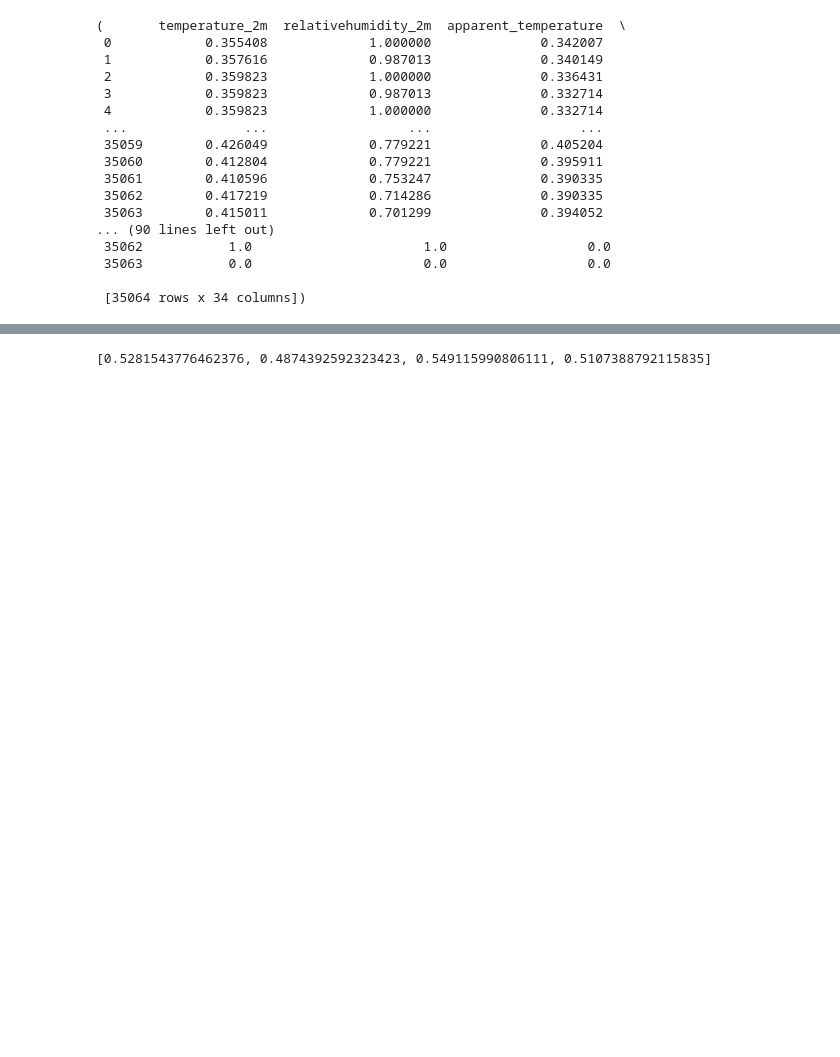
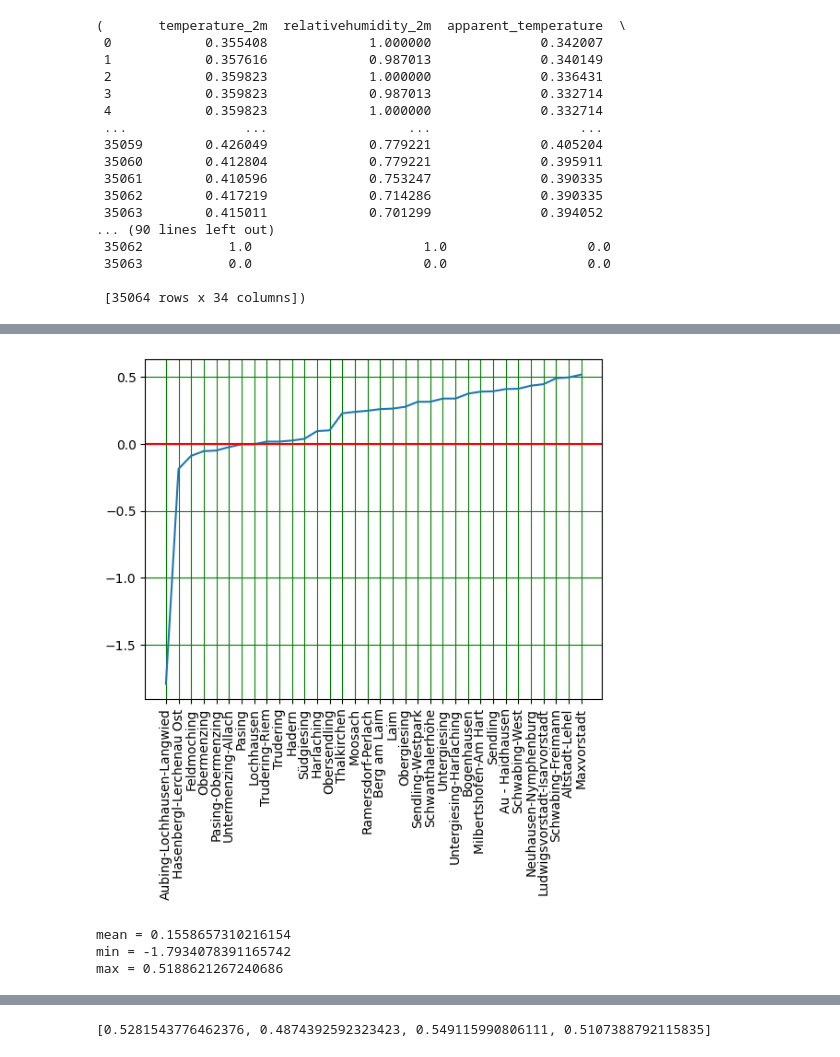
Before and after one commit to shoefer987/bike_sharing_demand, a Jupyter notebook: notebooks/linear_reg.ipynb, the cells around one changed output, grey strips where cells are left out. Saved outputs shown, nothing was run; the diff lists cells and outputs as text; code cells hidden in the pictures; blank space fills up the shorter version.

Commit message:
Linear Reg for all districts + plot (wip)

```diff
--- a/notebooks/linear_reg.ipynb
+++ b/notebooks/linear_reg.ipynb
@@ -43,22 +59,23 @@ df_y = pd.read_csv('~/.lewagon/bikesharing/data/processed/y_processed_from_2019_
 # %%
 df_X_y = pd.concat((df_X, df_y) , axis=1)
-# %%
-FOLD_LENGTH = 8760
-FOLD_STRIDE = 8760
-TRAIN_TEST_RATIO = 0.8 # train-test-split ratio of 2/3
-INPUT_LENGTH = 336 # 24 h * 14 days -> 2 weeks of input
-OUTPUT_LENGTH = 24
 # %%
 districts = ['Altstadt-Lehel', 'Au - Haidhausen',
-       'Aubing-Lochhausen-Langwied', 'Berg am Laim', 'Bogenhausen',
-       'Feldmoching', 'Hadern', 'Harlaching', 'Hasenbergl-Lerchenau Ost',
+       'Aubing-Lochhausen-Langwied',
+       'Berg am Laim', 'Bogenhausen',
+        'Feldmoching',
+       'Hadern', 'Harlaching',
+        'Hasenbergl-Lerchenau Ost',
        'Laim', 'Lochhausen', 'Ludwigsvorstadt-Isarvorstadt', 'Maxvorstadt',
        'Milbertshofen-Am Hart', 'Moosach', 'Neuhausen-Nymphenburg',
-       'Obergiesing', 'Obermenzing', 'Obersendling', 'Pasing',
+       'Obergiesing',
+        'Obermenzing',
+       'Obersendling', 'Pasing',
        'Pasing-Obermenzing', 'Ramersdorf-Perlach', 'Schwabing-Freimann',
        'Schwabing-West', 'Schwanthalerhöhe', 'Sendling', 'Sendling-Westpark',
        'Südgiesing', 'Thalkirchen', 'Trudering', 'Trudering-Riem',
-       'Untergiesing', 'Untergiesing-Harlaching', 'Untermenzing-Allach']
+       'Untergiesing', 'Untergiesing-Harlaching',
+        'Untermenzing-Allach'
+        ]
 # %%
 fold_dfs = get_folds(df_X_y, fold_length=FOLD_LENGTH, fold_stride=FOLD_STRIDE)
 # %%
@@ -83,0 +126,23 @@ score_mean = np.mean(scores)
+# %%
+scores_df = pd.DataFrame(district_score_means, columns=['score'], index=districts)
+# %%
+scores_df.sort_values(by=['score'], inplace=True)
+# %%
+plt.plot(scores_df.index, scores_df['score'])
+plt.xticks(rotation=90)
+plt.axhline(y=0, color='r', linestyle='-')
+plt.ayhline(y=0, color='r', linestyle='-')
+plt.grid(c='')
+
+
+plt.show()
+# %% [output]
+[figure, added]
+# %%
+print(f"mean = {np.mean(district_score_means)}")
+print(f"min = {np.min(district_score_means)}")
+print(f"max = {np.max(district_score_means)}")
+# %% [output]
+mean = 0.1558657310216154
+min = -1.7934078391165742
+max = 0.5188621267240686
```
Also changed, not shown: parts of 4 cells of this notebook.
